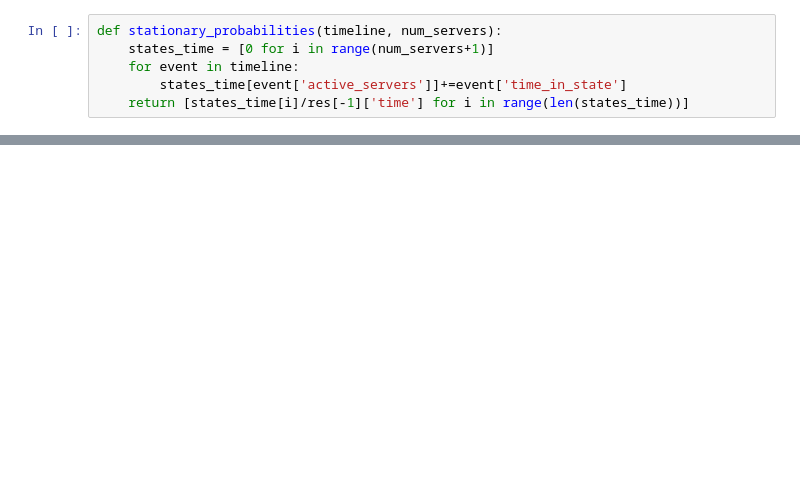
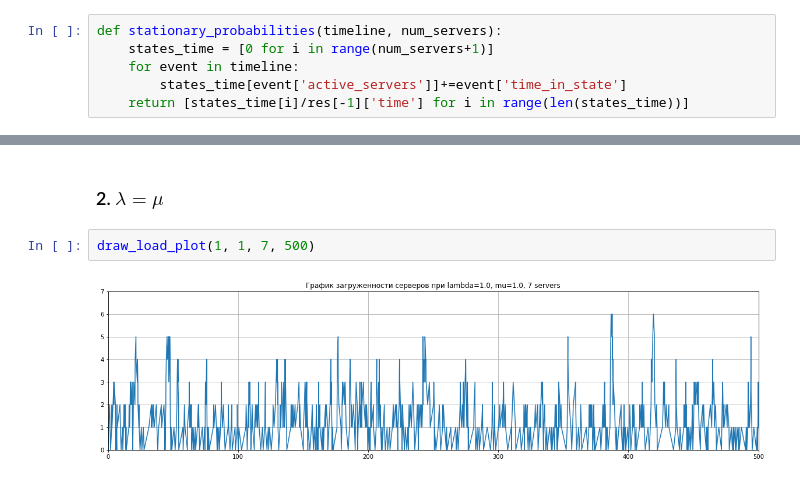
Before and after one commit to dlots/MMc, a Jupyter notebook: report.ipynb, the cells around one changed output, grey strips where cells are left out. Cells and saved outputs as stored; diff of their text form; blank space fills up the shorter version.

```diff
--- a/report.ipynb
+++ b/report.ipynb
@@ -59,0 +117,6 @@ for i in range(len(probs)):
+# %% [markdown]
+### 2. $\lambda=\mu$
+# %%
+draw_load_plot(1, 1, 7, 500)
+# %% [output]
+[figure, added]
```
Also changed, not shown: parts of 59 cells of this notebook.
